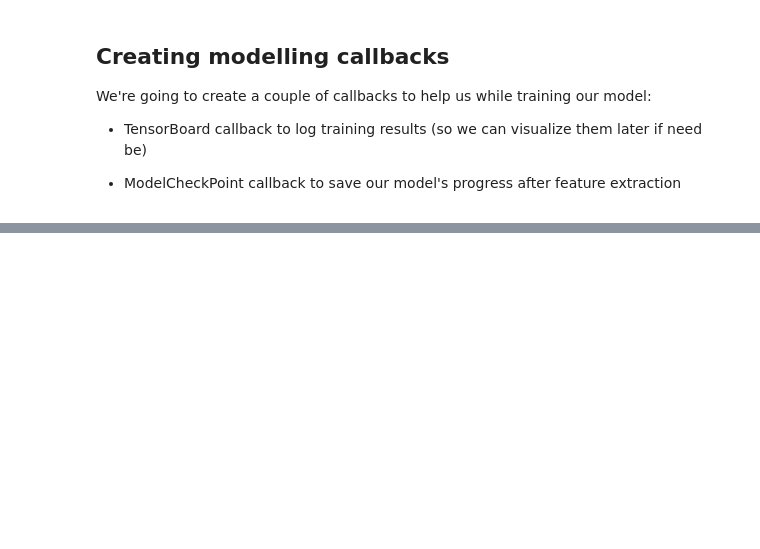
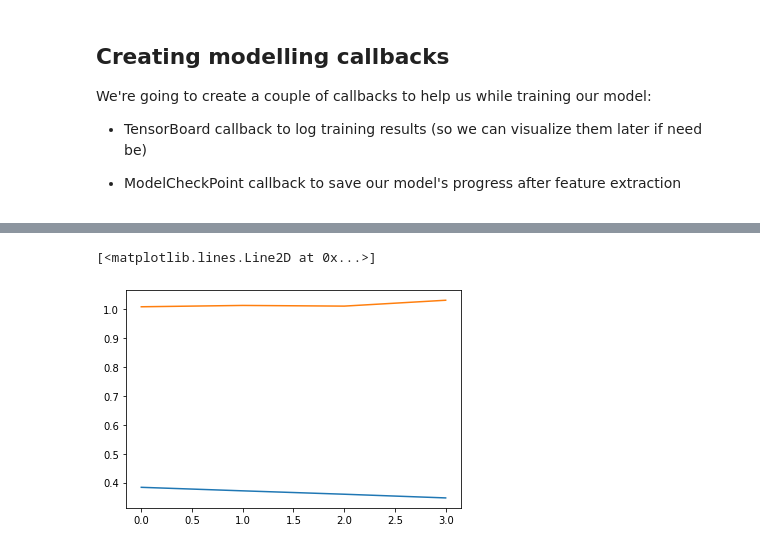
Before and after one commit to shashwat9kumar/ML-And-DataScience, a Jupyter notebook: Tensorflow/07_milestone_project_1_food_vision.ipynb, the cells around one changed output, grey strips where cells are left out. Cells and saved outputs as stored; diff of their text form; code cells hidden in the pictures; blank space fills up the shorter version.

```diff
--- a/Tensorflow/07_milestone_project_1_food_vision.ipynb
+++ b/Tensorflow/07_milestone_project_1_food_vision.ipynb
@@ -262,0 +521,20 @@ model_checkpoint = tf.keras.callbacks.ModelCheckpoint(checkpoint_path,
+# %%
+reduce_lr = tf.keras.callbacks.ReduceLROnPlateau(monitor="val_loss",
+                                                 factor=0.8, # multiply the learning rate by 0.2 (reduce by 5x)
+                                                 patience=2,
+                                                 verbose=1, # print out when learning rate goes down
+                                                 min_lr=1e-8)
+# %%
+model.compile(loss="sparse_categorical_crossentropy",
+              optimizer=tf.keras.optimizers.Adam(learning_rate=0.00001),
+              metrics=["accuracy"])
+# %%
+history_101_food_classes_all_data_fine_tune_2 = model.fit(train_data,
+                                                        epochs=15,
+                                                        steps_per_epoch=len(train_data),
+                                                        validation_data=test_data,
+                                                        validation_steps=int(0.15 * len(test_data)), # validation during training on 15% of test data
+                                                        callbacks=[create_tensorboard_callback("training_logs", "efficientb0_101_classes_all_data_fine_tuning_2"), # track the model training logs
+                                                                   model_checkpoint, # save only the best model during training
+                                                                   early_stopping, # stop model after X epochs of no improvements
+                                                                   reduce_lr]) # reduce the learning rate after X epochs of no improvements
@@ -262,0 +553,6 @@ model_checkpoint = tf.keras.callbacks.ModelCheckpoint(checkpoint_path,
+# %%
+plt.plot(history_101_food_classes_all_data_fine_tune_2.history["loss"])
+plt.plot(history_101_food_classes_all_data_fine_tune_2.history["val_loss"])
+# %% [output]
+[<matplotlib.lines.Line2D at 0x...>]
+[figure, added]
```
Also changed, not shown: parts of 35 cells of this notebook.
